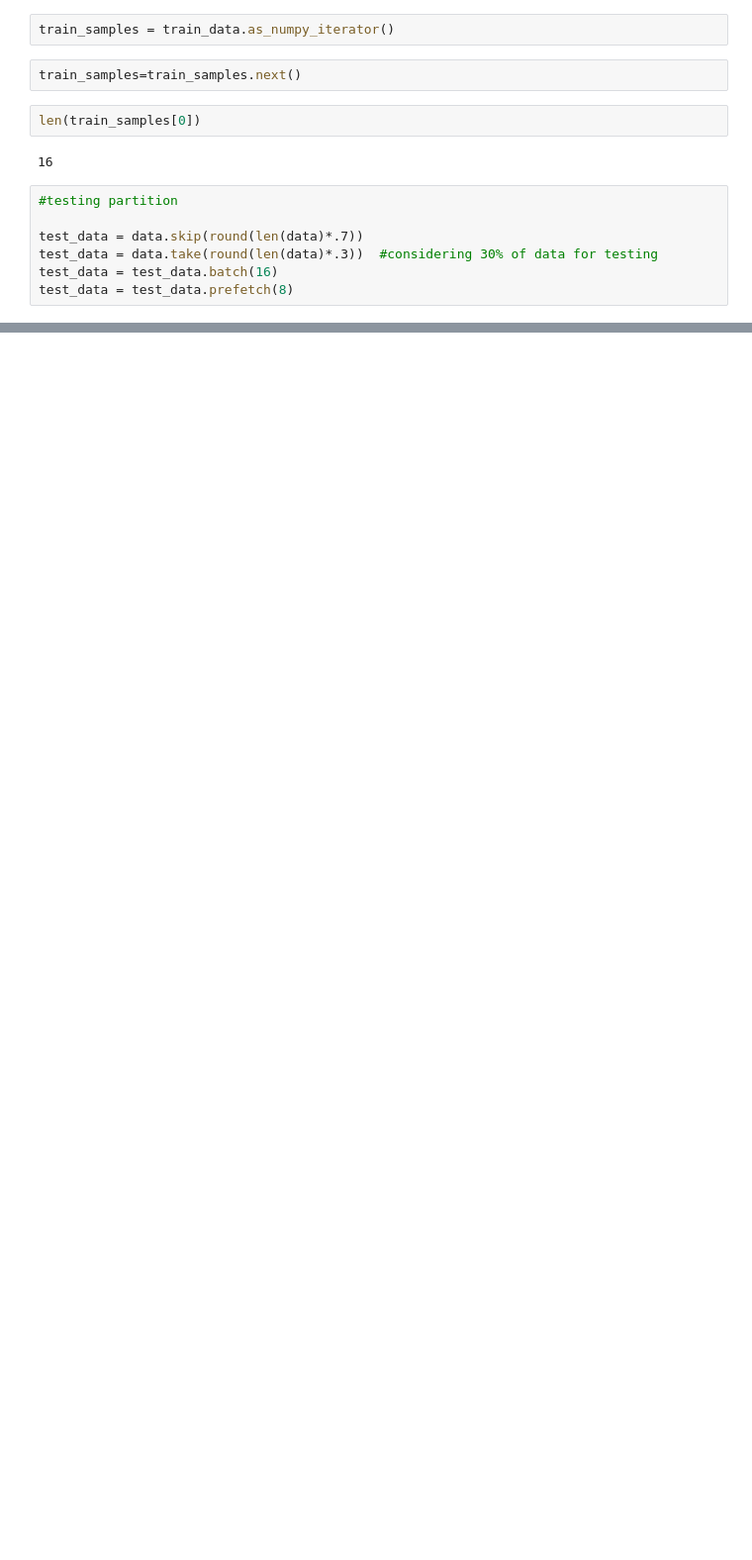
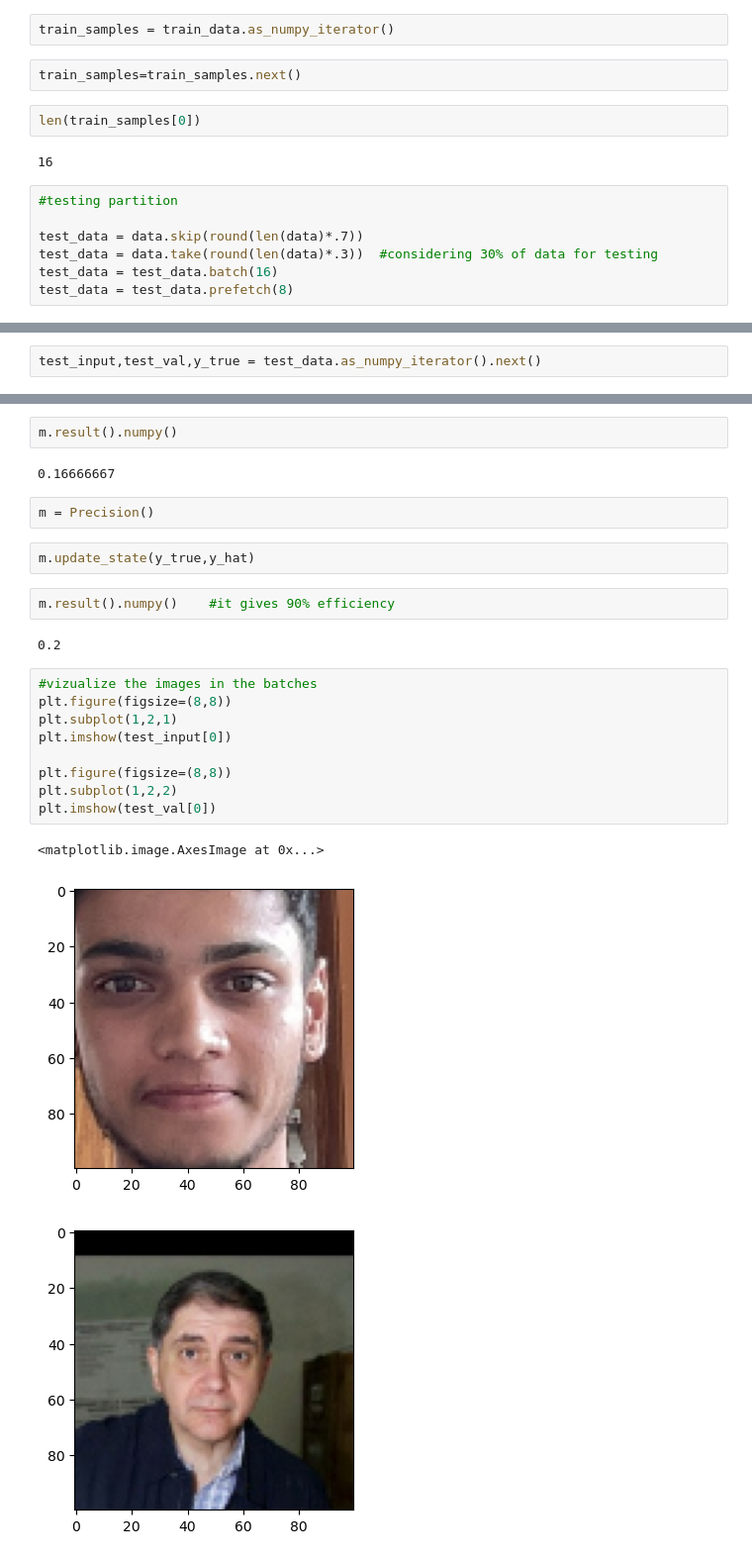
Before and after one commit to TheAirprogrammer/Face_recognition_nueral_network, a Jupyter notebook: Face_recognistion.ipynb, the cells around one changed output, grey strips where cells are left out. Shown: that part at 99% size. Cells and saved outputs as stored; diff of their text form; blank space fills up the shorter version.

```diff
--- a/Face_recognistion.ipynb
+++ b/Face_recognistion.ipynb
@@ -176,0 +397,2 @@ test_data = test_data.prefetch(8)
+# %%
+test_input,test_val,y_true = test_data.as_numpy_iterator().next()
@@ -176,0 +436,25 @@ test_data = test_data.prefetch(8)
+# %%
+m.result().numpy()
+# %% [output]
+0.16666667
+# %%
+m = Precision()
+# %%
+m.update_state(y_true,y_hat)
+# %%
+m.result().numpy()    #it gives 90% efficiency
+# %% [output]
+0.2
+# %%
+#vizualize the images in the batches
+plt.figure(figsize=(8,8))
+plt.subplot(1,2,1)
+plt.imshow(test_input[0])
+
+plt.figure(figsize=(8,8))
+plt.subplot(1,2,2)
+plt.imshow(test_val[0])
+# %% [output]
+<matplotlib.image.AxesImage at 0x...>
+[figure, added]
+[figure, added]
```
Also changed, not shown: parts of 58 cells of this notebook, 3 other files.
